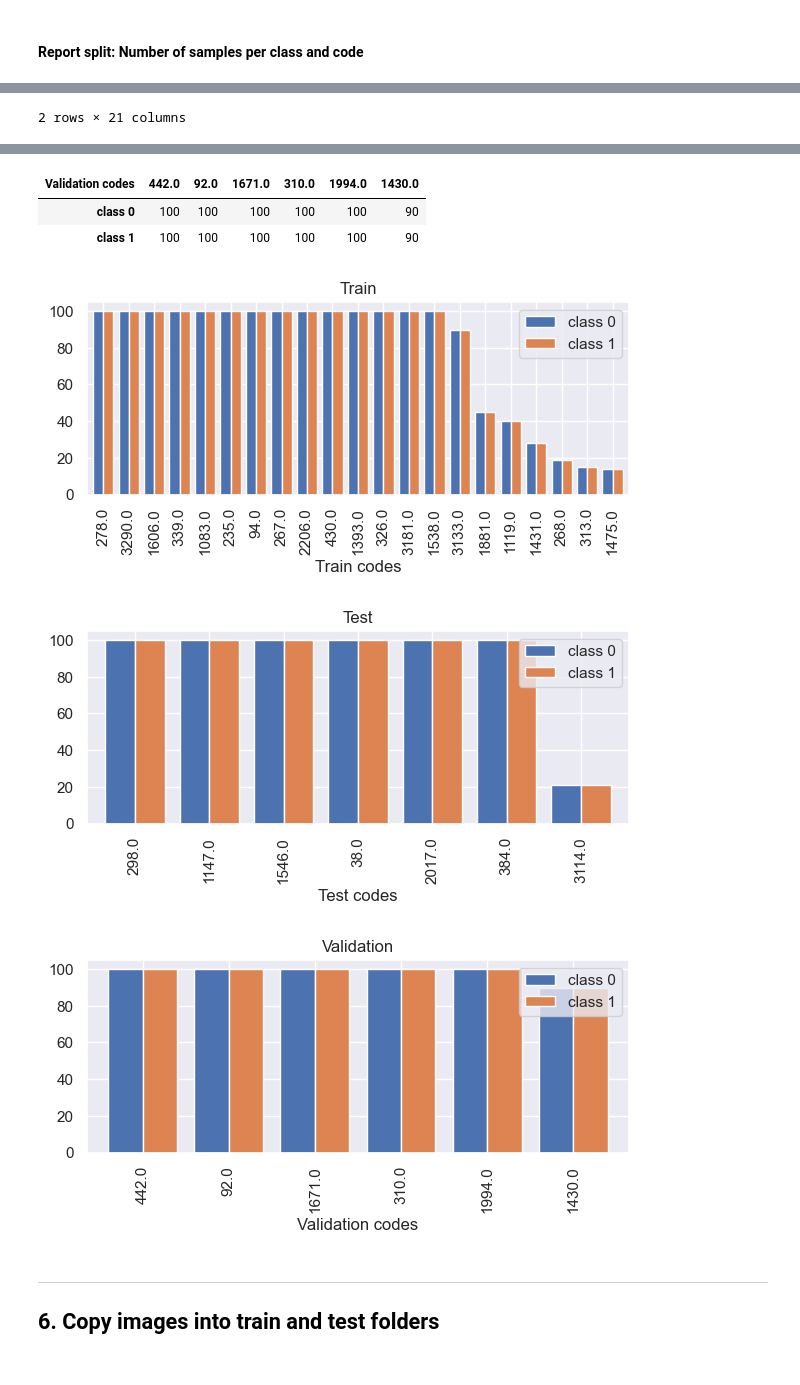
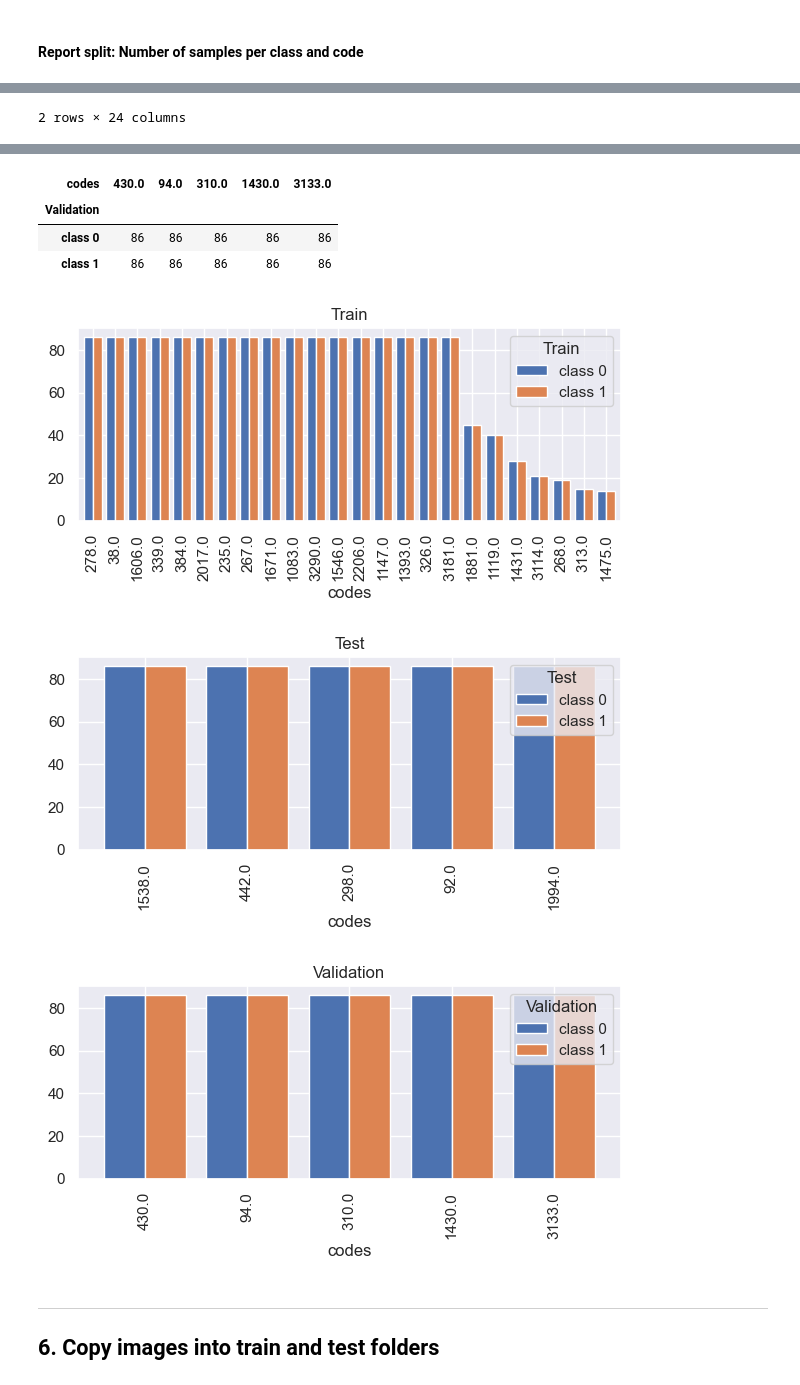
Before and after one commit to luisresende13/octa-flood-images, a Jupyter notebook: Example Split + Copy Images into Split Folders.ipynb, the cells around one changed output, grey strips where cells are left out. Cells and saved outputs as stored; diff of their text form; code cells hidden in the pictures.

Commit message:
added undersample per code

```diff
--- a/Example Split + Copy Images into Split Folders.ipynb
+++ b/Example Split + Copy Images into Split Folders.ipynb
@@ -246,8 +239,8 @@ plt.show()
 msk_0 = y_res == 0.0
 msk_1 = y_res == 1.0
 
-x_even_0, y_even_0 = group_even_undersample(x_res[msk_0], y_res[msk_0], groups_res[msk_0], n=100, random_state=random_state)
-x_even_1, y_even_1 = group_even_undersample(x_res[msk_1], y_res[msk_1], groups_res[msk_1], n=100, random_state=random_state)
+x_even_0, y_even_0 = group_even_undersample(x_res[msk_0], y_res[msk_0], groups_res[msk_0], n=86, random_state=random_state)
+x_even_1, y_even_1 = group_even_undersample(x_res[msk_1], y_res[msk_1], groups_res[msk_1], n=86, random_state=random_state)
 
 y_even = pd.concat([y_even_0, y_even_1])
 x_even = X.loc[y_even.index]
@@ -285,16 +278,3 @@ Index([163557, 160725, 163347, 178427, 161525, 178743, 178469, 159483, 158247,
 # %%
-cnt_0 = groups_even[y_even == 0.0].value_counts()
-cnt_1 = groups_even[y_even == 1.0].value_counts()
-cnt_0 = cnt_0.loc[cnt_1.index]
-
-code_class_cnt = pd.concat([cnt_0.rename('class 0'), cnt_1.rename('class 1')], axis=1)
-display(code_class_cnt.T)
-
-fig = plt.figure(figsize=(7, 2.5))
-ax = fig.subplots(1, 1)
-
-code_class_cnt.plot.bar(width=0.8, ax=ax)
-# plt.legend(loc='lower left')
-# plt.tight_layout()
-plt.show()
+report_class_count_per_group(y_even, groups_even)
 # %% [output]
@@ -319,9 +299,9 @@ Obs: Best split result
 # %%
 from sklearn.model_selection import StratifiedGroupKFold
 
-train_prct = 0.60
-test_prct = 0.20
-val_prct = 0.20
+train_prct = 0.70
+test_prct = 0.15
+val_prct = 0.15
 
 n_splits_test = int(1.0 / test_prct)
 n_splits_val = int((1.0 - test_prct) / val_prct)
@@ -329,7 +309,7 @@ n_splits_val = int((1.0 - test_prct) / val_prct)
 print('n_splits_test:', n_splits_test)
 print('n_splits_val:', n_splits_val)
 
-# Stratified group KFold testing  split
+# Stratified group KFold testing split
 sgkf = StratifiedGroupKFold(n_splits=n_splits_test, shuffle=True, random_state=random_state)
 for i, (train_index, test_index) in enumerate(sgkf.split(x_res, y_res, groups_res)):
     # Get first split folder
@@ -441,7 +424,8 @@ for y_i, g_i, title in zip((Y_train, Y_test, Y_val), (groups_train, groups_test,
     cnt_0 = cnt_0.loc[cnt_1.index]
 
     code_class_cnt = pd.concat([cnt_0.rename('class 0'), cnt_1.rename('class 1')], axis=1)
-    code_class_cnt.index.name = f'{title} codes'
+    code_class_cnt.index.name = f'codes'
+    code_class_cnt.columns.name = title
     display(code_class_cnt.T)
 
 for y_i, g_i, title in zip((Y_train, Y_test, Y_val), (groups_train, groups_test, groups_val), ('Train', 'Test', 'Validation')):
@@ -451,7 +435,8 @@ for y_i, g_i, title in zip((Y_train, Y_test, Y_val), (groups_train, groups_test,
     cnt_0 = cnt_0.loc[cnt_1.index]
 
     code_class_cnt = pd.concat([cnt_0.rename('class 0'), cnt_1.rename('class 1')], axis=1)
-    code_class_cnt.index.name = f'{title} codes'
+    code_class_cnt.index.name = f'codes'
+    code_class_cnt.columns.name = title
 
     fig = plt.figure(figsize=(7, 2.5))
     ax = fig.subplots(1, 1)
@@ -467 +453 @@ for y_i, g_i, title in zip((Y_train, Y_test, Y_val), (groups_train, groups_test,
-2 rows × 21 columns
+2 rows × 24 columns
@@ -471,9 +458,10 @@ for y_i, g_i, title in zip((Y_train, Y_test, Y_val), (groups_train, groups_test,
-| Validation codes | 442.0 | 92.0 | 1671.0 | 310.0 | 1994.0 | 1430.0 |
-| class 0 | 100 | 100 | 100 | 100 | 100 | 90 |
-| class 1 | 100 | 100 | 100 | 100 | 100 | 90 |
+| codes | 430.0 | 94.0 | 310.0 | 1430.0 | 3133.0 |
+| Validation |  |  |  |  |  |
+| class 0 | 86 | 86 | 86 | 86 | 86 |
+| class 1 | 86 | 86 | 86 | 86 | 86 |
-[figure, old version]
+[figure, new version]
-[figure, old version]
+[figure, new version]
-[figure, old version]
+[figure, new version]
 # %% [markdown]
 ---
 ## 6. Copy images into train and test folders
```
Also changed, not shown: parts of 20 cells of this notebook.
